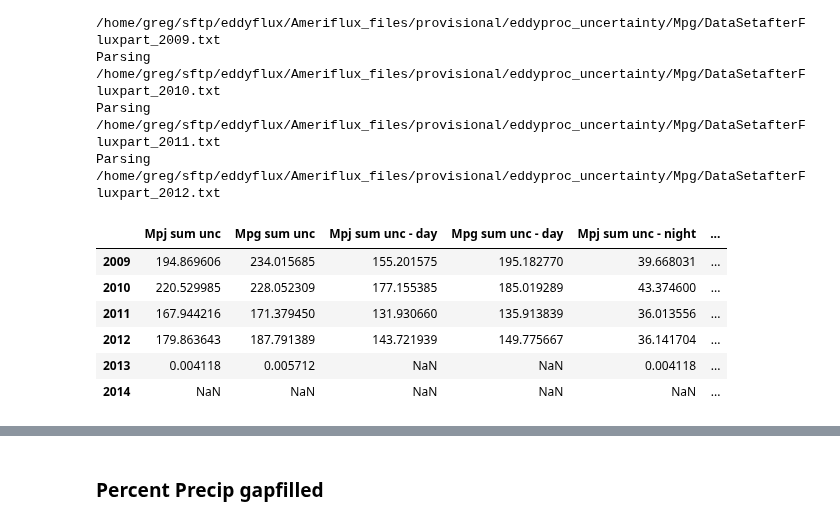
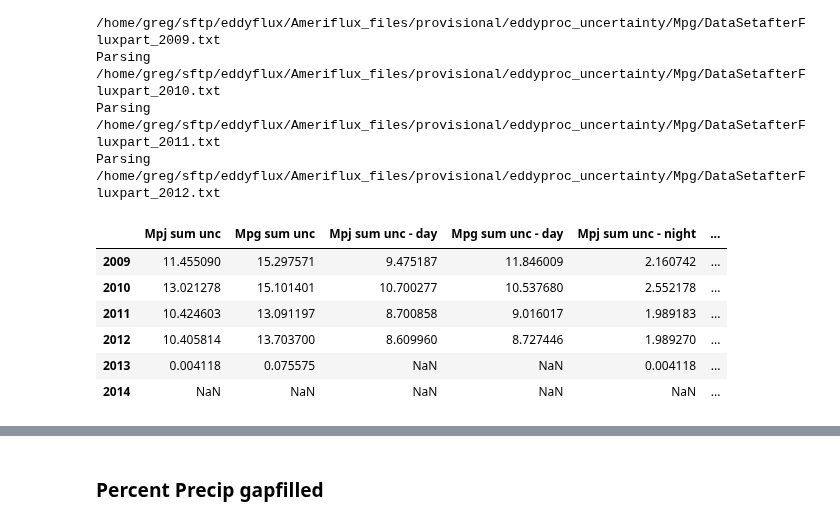
Before and after one commit to gremau/NMEG_miscellany, a Jupyter notebook: jupyter/laura_vs_greg.ipynb, the cells around one changed output, grey strips where cells are left out. Saved outputs shown, nothing was run; the diff lists cells and outputs as text; code cells hidden in the pictures.

```diff
--- a/jupyter/laura_vs_greg.ipynb
+++ b/jupyter/laura_vs_greg.ipynb
@@ -438,10 +512,13 @@ daily_unc = { x :
                                 sum_cols=[ 'P_F' ] , tair_col='TA_F' )
          for x in hourly_day_unc.keys() }
 
-gby = daily_unc['Mpj'].ET_mm_fullday_1.groupby(daily_unc['Mpj'].index.year)
-df_unc['Mpj sum unc - day'] = gby.sum()
-gby = daily_unc['Mpg'].ET_mm_fullday_1.groupby(daily_unc['Mpg'].index.year)
-df_unc['Mpg sum unc - day']  = gby.sum()
+daily_unc['Mpj'].ET_mm_24hint_1_sq = daily_unc['Mpj'].ET_mm_24hint_1**2
+gby = daily_unc['Mpj'].ET_mm_24hint_1_sq.groupby(daily_unc['Mpj'].index.year)
+df_unc['Mpj sum unc - day'] = np.sqrt(gby.sum())
+
+daily_unc['Mpg'].ET_mm_24hint_1_sq = daily_unc['Mpg'].ET_mm_24hint_1**2
+gby = daily_unc['Mpg'].ET_mm_24hint_1_sq.groupby(daily_unc['Mpg'].index.year)
+df_unc['Mpg sum unc - day']  = np.sqrt(gby.sum())
 
 daily_unc = { x :
          tr.resample_30min_aflx( hourly_night_unc[x], freq='1D',
@@ -451,10 +528,12 @@ daily_unc = { x :
                                 sum_cols=[ 'P_F' ] , tair_col='TA_F' )
          for x in hourly_night_unc.keys() }
 
-gby = daily_unc['Mpj'].ET_mm_fullday_1.groupby(daily_unc['Mpj'].index.year)
-df_unc['Mpj sum unc - night'] = gby.sum()
-gby = daily_unc['Mpg'].ET_mm_fullday_1.groupby(daily_unc['Mpg'].index.year)
-df_unc['Mpg sum unc - night']  = gby.sum()
+daily_unc['Mpj'].ET_mm_24hint_1_sq = daily_unc['Mpj'].ET_mm_24hint_1**2
+gby = daily_unc['Mpj'].ET_mm_24hint_1_sq.groupby(daily_unc['Mpj'].index.year)
+df_unc['Mpj sum unc - night'] = np.sqrt(gby.sum())
+daily_unc['Mpg'].ET_mm_24hint_1_sq = daily_unc['Mpg'].ET_mm_24hint_1**2
+gby = daily_unc['Mpg'].ET_mm_24hint_1_sq.groupby(daily_unc['Mpg'].index.year)
+df_unc['Mpg sum unc - night']  = np.sqrt(gby.sum())
 # %%
 # Now get gapfilled only values
 hourly_night_gf_unc = hourly_night_unc.copy();
@@ -464,46 +543,50 @@ pjg_night_gf_test = hourly_night_unc['Mpg'].LE_F_FLAG > 0
 hourly_night_gf_unc['Mpj'] = hourly_night_gf_unc['Mpj'].loc[pj_night_gf_test]
 hourly_night_gf_unc['Mpg'] = hourly_night_gf_unc['Mpg'].loc[pjg_night_gf_test]
 pj_day_gf_test = hourly_day_unc['Mpj'].LE_F_FLAG > 0
 pjg_day_gf_test = hourly_day_unc['Mpg'].LE_F_FLAG > 0
 hourly_day_gf_unc['Mpj'] = hourly_day_gf_unc['Mpj'].loc[pj_day_gf_test]
 hourly_day_gf_unc['Mpg'] = hourly_day_gf_unc['Mpg'].loc[pjg_day_gf_test]
 
 
 
 daily_unc = { x :
          tr.resample_30min_aflx( hourly_day_gf_unc[x], freq='1D',
                                 c_fluxes=[ 'GPP', 'RECO', 'FC_F' ],
                                 le_flux=[ 'LE_F', 'LE_fs_unc' ],
                                 avg_cols=[ 'TA_F', 'RH_F', 'SW_IN_F', 'RNET_F', 'VPD_F' ],
                                 sum_cols=[ 'P_F' ] , tair_col='TA_F' )
          for x in hourly_day_gf_unc.keys() }
 
-gby = daily_unc['Mpj'].ET_mm_fullday_1.groupby(daily_unc['Mpj'].index.year)
-df_unc['Mpj sum gf unc - day'] = gby.sum()
-gby = daily_unc['Mpg'].ET_mm_fullday_1.groupby(daily_unc['Mpg'].index.year)
-df_unc['Mpg sum gf unc - day']  = gby.sum()
+daily_unc['Mpj'].ET_mm_24hint_1_sq = daily_unc['Mpj'].ET_mm_24hint_1**2
+gby = daily_unc['Mpj'].ET_mm_24hint_1_sq.groupby(daily_unc['Mpj'].index.year)
+df_unc['Mpj sum gf unc - day'] = np.sqrt(gby.sum())
+daily_unc['Mpg'].ET_mm_24hint_1_sq = daily_unc['Mpg'].ET_mm_24hint_1**2
+gby = daily_unc['Mpg'].ET_mm_24hint_1_sq.groupby(daily_unc['Mpg'].index.year)
+df_unc['Mpg sum gf unc - day']  = np.sqrt(gby.sum())
 
 daily_unc = { x :
          tr.resample_30min_aflx( hourly_night_gf_unc[x], freq='1D',
                                 c_fluxes=[ 'GPP', 'RECO', 'FC_F' ],
                                 le_flux=[ 'LE_F', 'LE_fs_unc' ],
                                 avg_cols=[ 'TA_F', 'RH_F', 'SW_IN_F', 'RNET_F', 'VPD_F' ],
                                 sum_cols=[ 'P_F' ] , tair_col='TA_F' )
          for x in hourly_night_gf_unc.keys() }
 
-gby = daily_unc['Mpj'].ET_mm_fullday_1.groupby(daily_unc['Mpj'].index.year)
-df_unc['Mpj sum gf unc - night'] = gby.sum()
-gby = daily_unc['Mpg'].ET_mm_fullday_1.groupby(daily_unc['Mpg'].index.year)
-df_unc['Mpg sum gf unc - night']  = gby.sum()
+daily_unc['Mpj'].ET_mm_24hint_1_sq = daily_unc['Mpj'].ET_mm_24hint_1**2
+gby = daily_unc['Mpj'].ET_mm_24hint_1_sq.groupby(daily_unc['Mpj'].index.year)
+df_unc['Mpj sum gf unc - night'] = np.sqrt(gby.sum())
+daily_unc['Mpg'].ET_mm_24hint_1_sq = daily_unc['Mpg'].ET_mm_24hint_1**2
+gby = daily_unc['Mpg'].ET_mm_24hint_1_sq.groupby(daily_unc['Mpg'].index.year)
+df_unc['Mpg sum gf unc - night']  = np.sqrt(gby.sum())
 
 df_unc
 # %% [output]
 |  | Mpj sum unc | Mpg sum unc | Mpj sum unc - day | Mpg sum unc - day | Mpj sum unc - night | ... |
-| 2009 | 194.869606 | 234.015685 | 155.201575 | 195.182770 | 39.668031 | ... |
-| 2010 | 220.529985 | 228.052309 | 177.155385 | 185.019289 | 43.374600 | ... |
-| 2011 | 167.944216 | 171.379450 | 131.930660 | 135.913839 | 36.013556 | ... |
-| 2012 | 179.863643 | 187.791389 | 143.721939 | 149.775667 | 36.141704 | ... |
-| 2013 | 0.004118 | 0.005712 | NaN | NaN | 0.004118 | ... |
+| 2009 | 11.455090 | 15.297571 | 9.475187 | 11.846009 | 2.160742 | ... |
+| 2010 | 13.021278 | 15.101401 | 10.700277 | 10.537680 | 2.552178 | ... |
+| 2011 | 10.424603 | 13.091197 | 8.700858 | 9.016017 | 1.989183 | ... |
+| 2012 | 10.405814 | 13.703700 | 8.609960 | 8.727446 | 1.989270 | ... |
+| 2013 | 0.004118 | 0.075575 | NaN | NaN | 0.004118 | ... |
 | 2014 | NaN | NaN | NaN | NaN | NaN | ... |
 # %%
 
```
Also changed, not shown: parts of 29 cells of this notebook.
